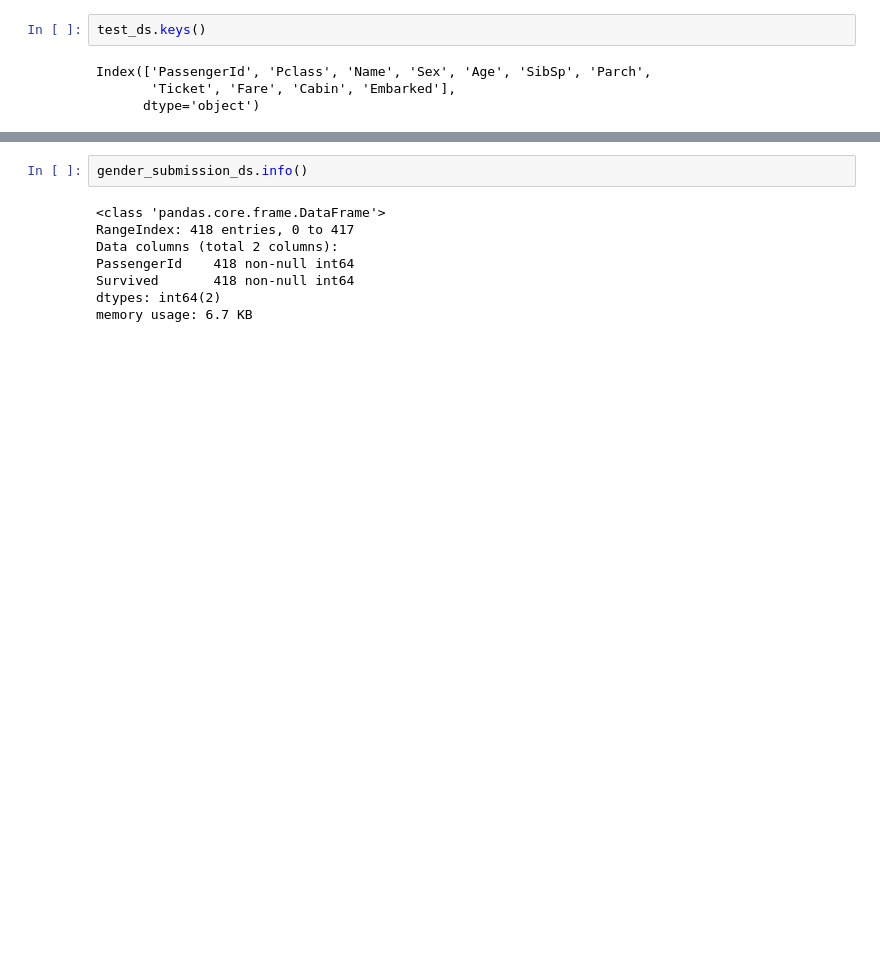
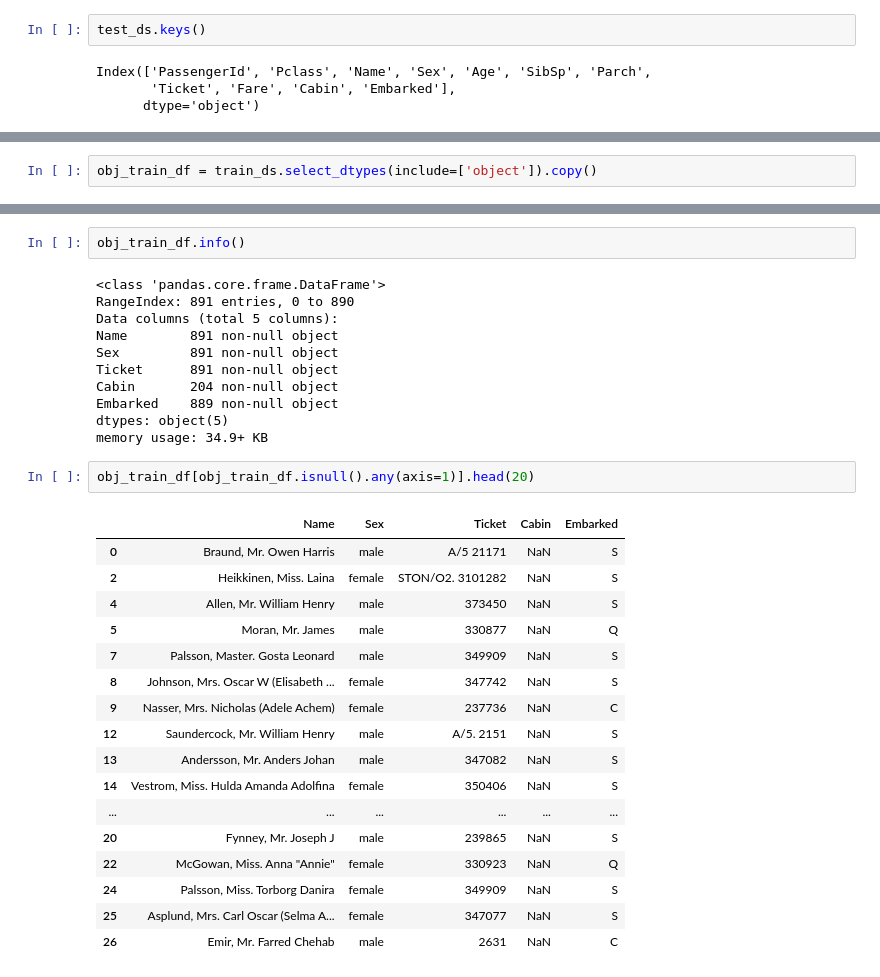
Before and after one commit to sunmarknatecom/kaggle_titanic, a Jupyter notebook: kaggle_titanic.ipynb, the cells around one changed output, grey strips where cells are left out. Cells and saved outputs as stored; diff of their text form; blank space fills up the shorter version.

```diff
--- a/kaggle_titanic.ipynb
+++ b/kaggle_titanic.ipynb
@@ -69,0 +142,2 @@ gender_submission_ds = pd.read_csv("./dataset/gender_submission.csv")
+# %%
+obj_train_df = train_ds.select_dtypes(include=['object']).copy()
@@ -70,10 +153,33 @@ gender_submission_ds = pd.read_csv("./dataset/gender_submission.csv")
 # %%
-gender_submission_ds.info()
+obj_train_df.info()
 # %% [output]
 <class 'pandas.core.frame.DataFrame'>
-RangeIndex: 418 entries, 0 to 417
-Data columns (total 2 columns):
-PassengerId    418 non-null int64
-Survived       418 non-null int64
-dtypes: int64(2)
-memory usage: 6.7 KB
+RangeIndex: 891 entries, 0 to 890
+Data columns (total 5 columns):
+Name        891 non-null object
+Sex         891 non-null object
+Ticket      891 non-null object
+Cabin       204 non-null object
+Embarked    889 non-null object
+dtypes: object(5)
+memory usage: 34.9+ KB
+# %%
+obj_train_df[obj_train_df.isnull().any(axis=1)].head(20)
+# %% [output]
+|  | Name | Sex | Ticket | Cabin | Embarked |
+| 0 | Braund, Mr. Owen Harris | male | A/5 21171 | NaN | S |
+| 2 | Heikkinen, Miss. Laina | female | STON/O2. 3101282 | NaN | S |
+| 4 | Allen, Mr. William Henry | male | 373450 | NaN | S |
+| 5 | Moran, Mr. James | male | 330877 | NaN | Q |
+| 7 | Palsson, Master. Gosta Leonard | male | 349909 | NaN | S |
+| 8 | Johnson, Mrs. Oscar W (Elisabeth ... | female | 347742 | NaN | S |
+| 9 | Nasser, Mrs. Nicholas (Adele Achem) | female | 237736 | NaN | C |
+| 12 | Saundercock, Mr. William Henry | male | A/5. 2151 | NaN | S |
+| 13 | Andersson, Mr. Anders Johan | male | 347082 | NaN | S |
+| 14 | Vestrom, Miss. Hulda Amanda Adolfina | female | 350406 | NaN | S |
+| ... | ... | ... | ... | ... | ... |
+| 20 | Fynney, Mr. Joseph J | male | 239865 | NaN | S |
+| 22 | McGowan, Miss. Anna "Annie" | female | 330923 | NaN | Q |
+| 24 | Palsson, Miss. Torborg Danira | female | 349909 | NaN | S |
+| 25 | Asplund, Mrs. Carl Oscar (Selma A... | female | 347077 | NaN | S |
+| 26 | Emir, Mr. Farred Chehab | male | 2631 | NaN | C |
```
Also changed, not shown: parts of 24 cells of this notebook.
